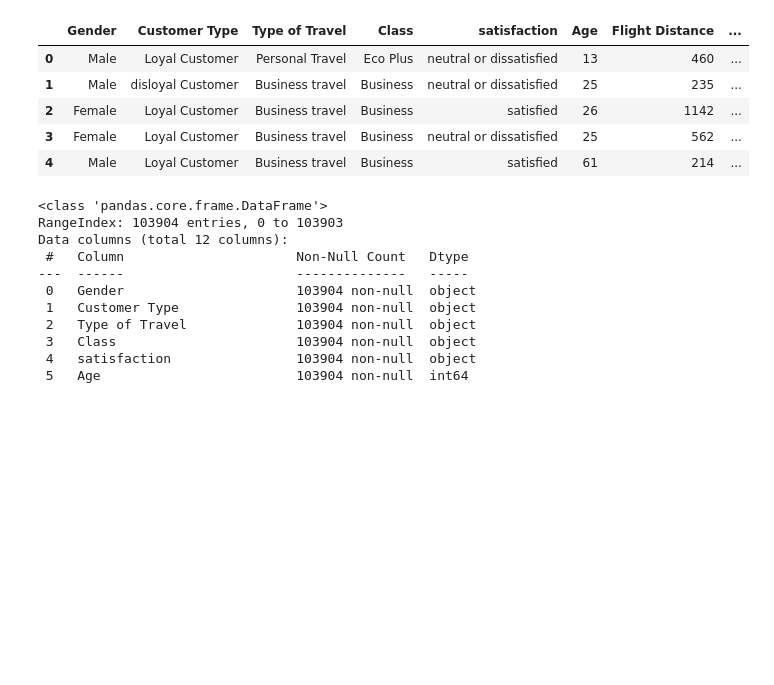
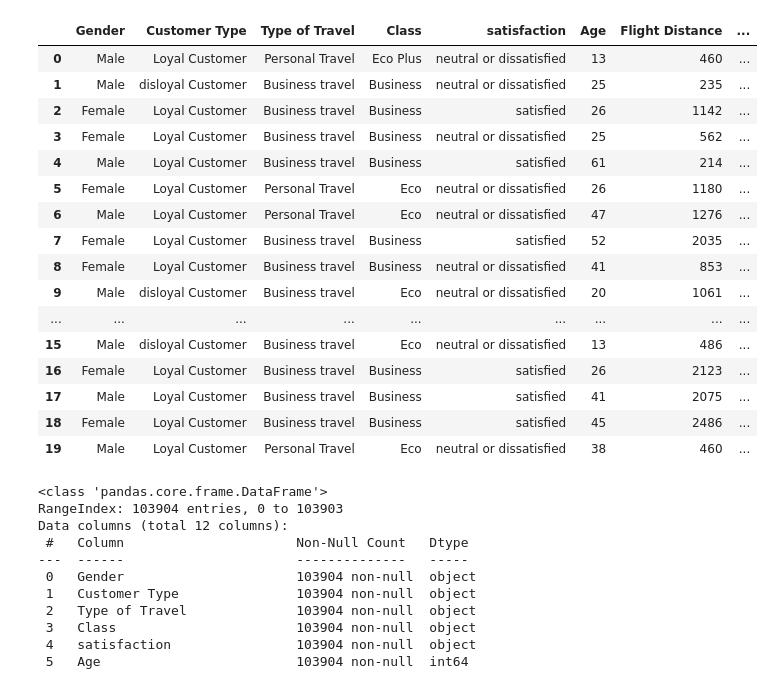
Before and after one commit to paruljain17/Data-Science-Training, a Jupyter notebook: ML/new.ipynb, the cells around one changed output. Cells and saved outputs as stored; diff of their text form; code cells hidden in the pictures; blank space fills up the shorter version.

```diff
--- a/ML/new.ipynb
+++ b/ML/new.ipynb
@@ -5,14 +5,25 @@ import seaborn as sns
 import matplotlib.pyplot as plt
 # %%
 df=pd.read_csv("cust_satisfaction.csv")
-df.head()
+df.head(20)
 # %% [output]
 |  | Gender | Customer Type | Type of Travel | Class | satisfaction | Age | Flight Distance | ... |
 | 0 | Male | Loyal Customer | Personal Travel | Eco Plus | neutral or dissatisfied | 13 | 460 | ... |
 | 1 | Male | disloyal Customer | Business travel | Business | neutral or dissatisfied | 25 | 235 | ... |
 | 2 | Female | Loyal Customer | Business travel | Business | satisfied | 26 | 1142 | ... |
 | 3 | Female | Loyal Customer | Business travel | Business | neutral or dissatisfied | 25 | 562 | ... |
 | 4 | Male | Loyal Customer | Business travel | Business | satisfied | 61 | 214 | ... |
+| 5 | Female | Loyal Customer | Personal Travel | Eco | neutral or dissatisfied | 26 | 1180 | ... |
+| 6 | Male | Loyal Customer | Personal Travel | Eco | neutral or dissatisfied | 47 | 1276 | ... |
+| 7 | Female | Loyal Customer | Business travel | Business | satisfied | 52 | 2035 | ... |
+| 8 | Female | Loyal Customer | Business travel | Business | neutral or dissatisfied | 41 | 853 | ... |
+| 9 | Male | disloyal Customer | Business travel | Eco | neutral or dissatisfied | 20 | 1061 | ... |
+| ... | ... | ... | ... | ... | ... | ... | ... | ... |
+| 15 | Male | disloyal Customer | Business travel | Eco | neutral or dissatisfied | 13 | 486 | ... |
+| 16 | Female | Loyal Customer | Business travel | Business | satisfied | 26 | 2123 | ... |
+| 17 | Male | Loyal Customer | Business travel | Business | satisfied | 41 | 2075 | ... |
+| 18 | Female | Loyal Customer | Business travel | Business | satisfied | 45 | 2486 | ... |
+| 19 | Male | Loyal Customer | Personal Travel | Eco | neutral or dissatisfied | 38 | 460 | ... |
 # %%
 df.info()
 # %% [output]
```
Also changed, not shown: parts of 14 cells of this notebook, 6 other files.
